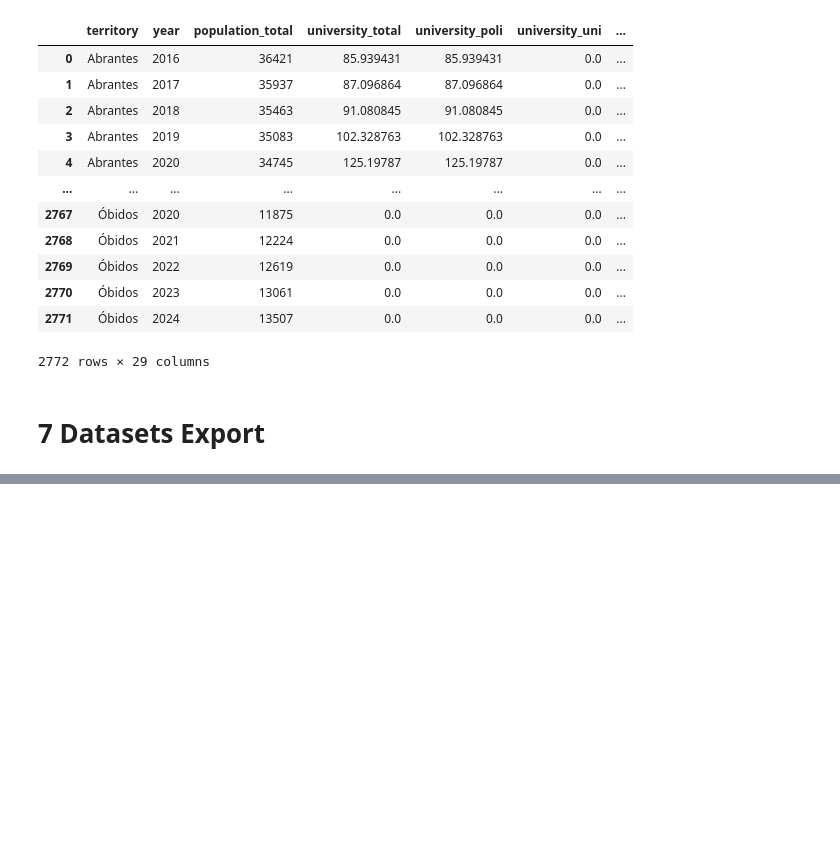
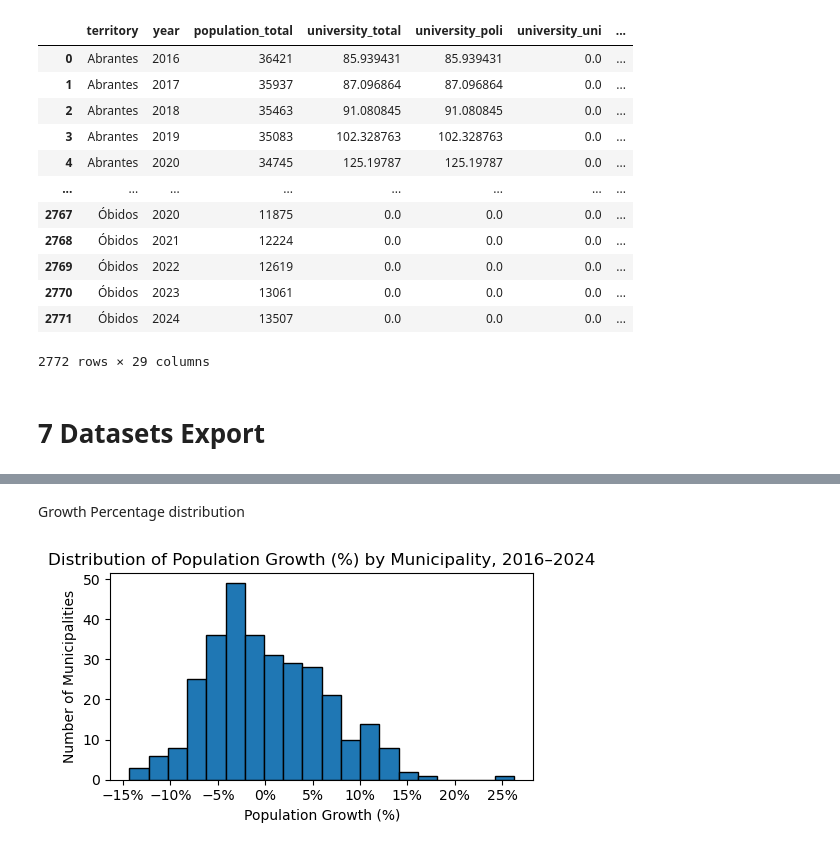
Before and after one commit to NelsonSanti/P4DS-Group-C3, a Jupyter notebook: startup-distribution-portugal/notebooks/nb_socio_economic_data_extract.ipynb, the cells around one changed output, grey strips where cells are left out. Drawn from its saved outputs; the diff is of its cells as text; code cells hidden in the pictures; blank space fills up the shorter version.

```diff
--- a/startup-distribution-portugal/notebooks/nb_socio_economic_data_extract.ipynb
+++ b/startup-distribution-portugal/notebooks/nb_socio_economic_data_extract.ipynb
@@ -1848,0 +1913,21 @@ df_university_p10k.to_csv("../data/processed_data/04_df_university_p10k.csv", in
+# %%
+pop_growth = (
+    df_population
+    .pivot(index="territory", columns="year", values="population_total")
+    .reset_index()
+    .assign(
+        growth_abs=lambda x: x[2024] - x[2016],
+        growth_pct=lambda x: ((x[2024] - x[2016]) / x[2016]) * 100
+    )
+    .sort_values("growth_pct", ascending=False)
+)
+
+pop_growth.columns.name = None
+
+pop_growth = pop_growth.merge(
+    df_nuts[["territory","region","nuts_3","nuts_2"]],
+    on="territory",
+    how="left"
+)
+
+pop_growth.head(10)
@@ -1848,0 +1962,22 @@ df_university_p10k.to_csv("../data/processed_data/04_df_university_p10k.csv", in
+# %% [markdown]
+Growth Percentage distribution
+# %%
+plt.figure(figsize=(5, 3))
+
+plt.hist(
+    pop_growth["growth_pct"].dropna(),
+    bins=20,
+    edgecolor="black"
+)
+
+plt.title("Distribution of Population Growth (%) by Municipality, 2016–2024")
+plt.xlabel("Population Growth (%)")
+plt.ylabel("Number of Municipalities")
+
+ax = plt.gca()
+ax.xaxis.set_major_formatter(ticker.StrMethodFormatter("{x:.0f}%"))
+
+plt.tight_layout()
+plt.show()
+# %% [output]
+[figure, added]
```
Also changed, not shown: parts of 64 cells of this notebook, 1 other file.
